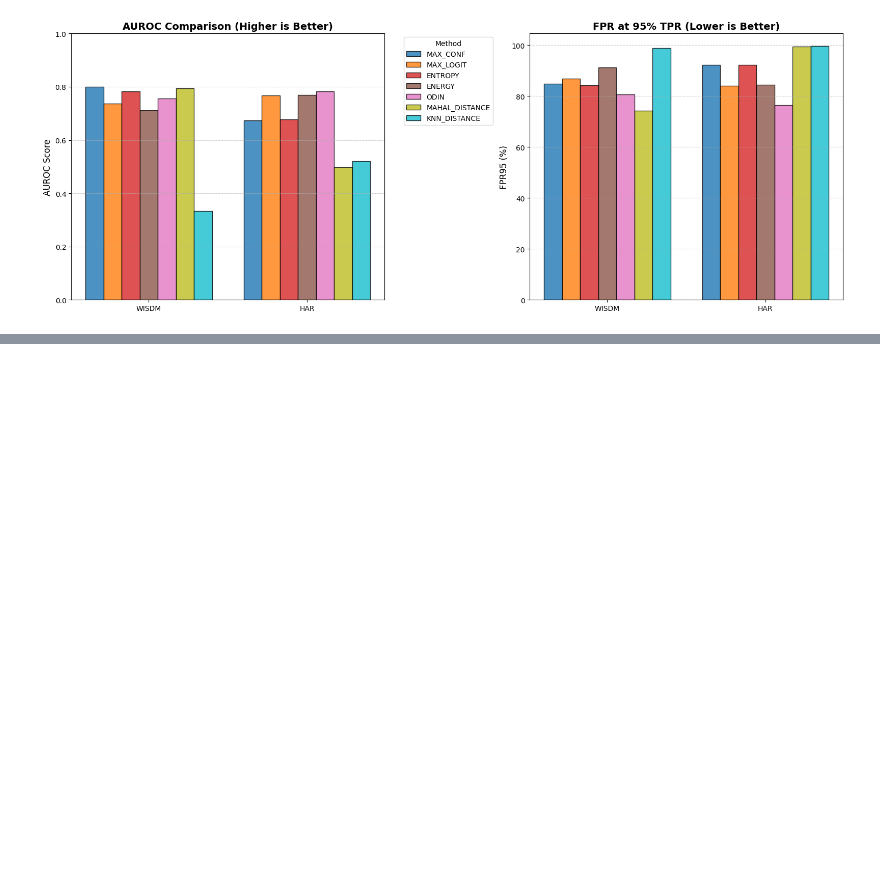
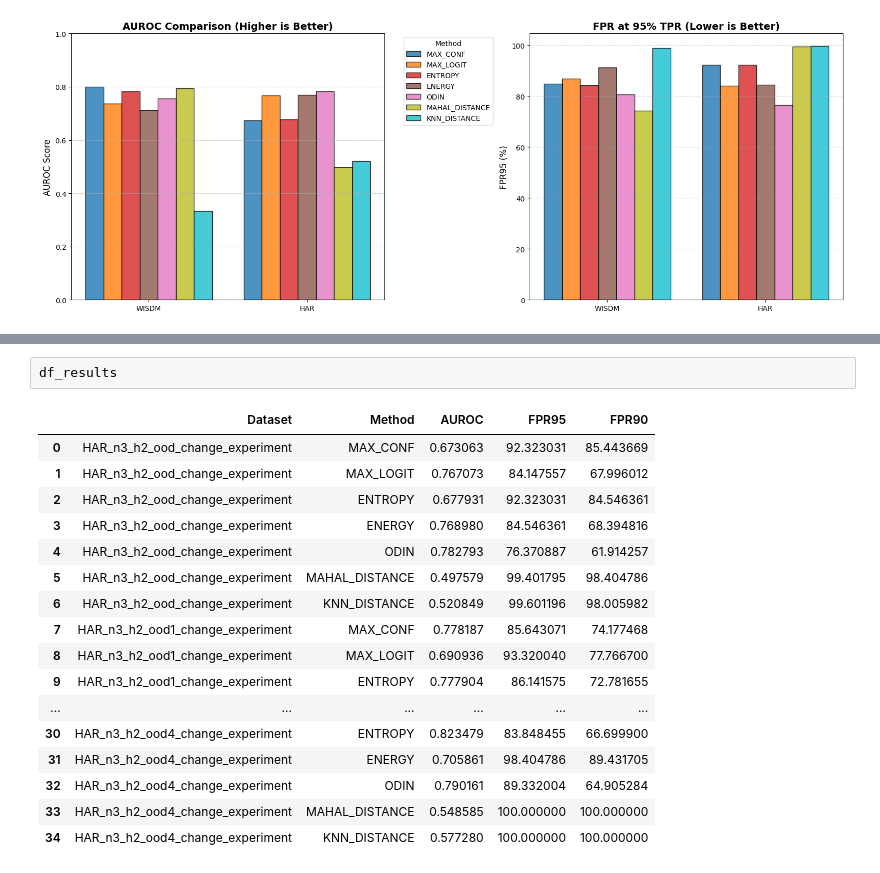
Before and after one commit to czotterbenedek/ood-detection-with-timedrl, a Jupyter notebook: notebooks/evaluation_of_ood.ipynb, the cells around one changed output, grey strips where cells are left out. Cells and saved outputs as stored; diff of their text form; blank space fills up the shorter version.

```diff
--- a/notebooks/evaluation_of_ood.ipynb
+++ b/notebooks/evaluation_of_ood.ipynb
@@ -202,0 +308,20 @@ plot_comparison_report(report_df)
+# %%
+df_results
+# %% [output]
+|  | Dataset | Method | AUROC | FPR95 | FPR90 |
+| 0 | HAR_n3_h2_ood_change_experiment | MAX_CONF | 0.673063 | 92.323031 | 85.443669 |
+| 1 | HAR_n3_h2_ood_change_experiment | MAX_LOGIT | 0.767073 | 84.147557 | 67.996012 |
+| 2 | HAR_n3_h2_ood_change_experiment | ENTROPY | 0.677931 | 92.323031 | 84.546361 |
+| 3 | HAR_n3_h2_ood_change_experiment | ENERGY | 0.768980 | 84.546361 | 68.394816 |
+| 4 | HAR_n3_h2_ood_change_experiment | ODIN | 0.782793 | 76.370887 | 61.914257 |
+| 5 | HAR_n3_h2_ood_change_experiment | MAHAL_DISTANCE | 0.497579 | 99.401795 | 98.404786 |
+| 6 | HAR_n3_h2_ood_change_experiment | KNN_DISTANCE | 0.520849 | 99.601196 | 98.005982 |
+| 7 | HAR_n3_h2_ood1_change_experiment | MAX_CONF | 0.778187 | 85.643071 | 74.177468 |
+| 8 | HAR_n3_h2_ood1_change_experiment | MAX_LOGIT | 0.690936 | 93.320040 | 77.766700 |
+| 9 | HAR_n3_h2_ood1_change_experiment | ENTROPY | 0.777904 | 86.141575 | 72.781655 |
+| ... | ... | ... | ... | ... | ... |
+| 30 | HAR_n3_h2_ood4_change_experiment | ENTROPY | 0.823479 | 83.848455 | 66.699900 |
+| 31 | HAR_n3_h2_ood4_change_experiment | ENERGY | 0.705861 | 98.404786 | 89.431705 |
+| 32 | HAR_n3_h2_ood4_change_experiment | ODIN | 0.790161 | 89.332004 | 64.905284 |
+| 33 | HAR_n3_h2_ood4_change_experiment | MAHAL_DISTANCE | 0.548585 | 100.000000 | 100.000000 |
+| 34 | HAR_n3_h2_ood4_change_experiment | KNN_DISTANCE | 0.577280 | 100.000000 | 100.000000 |
```
Also changed, not shown: parts of 4 cells of this notebook, 53 other files.
